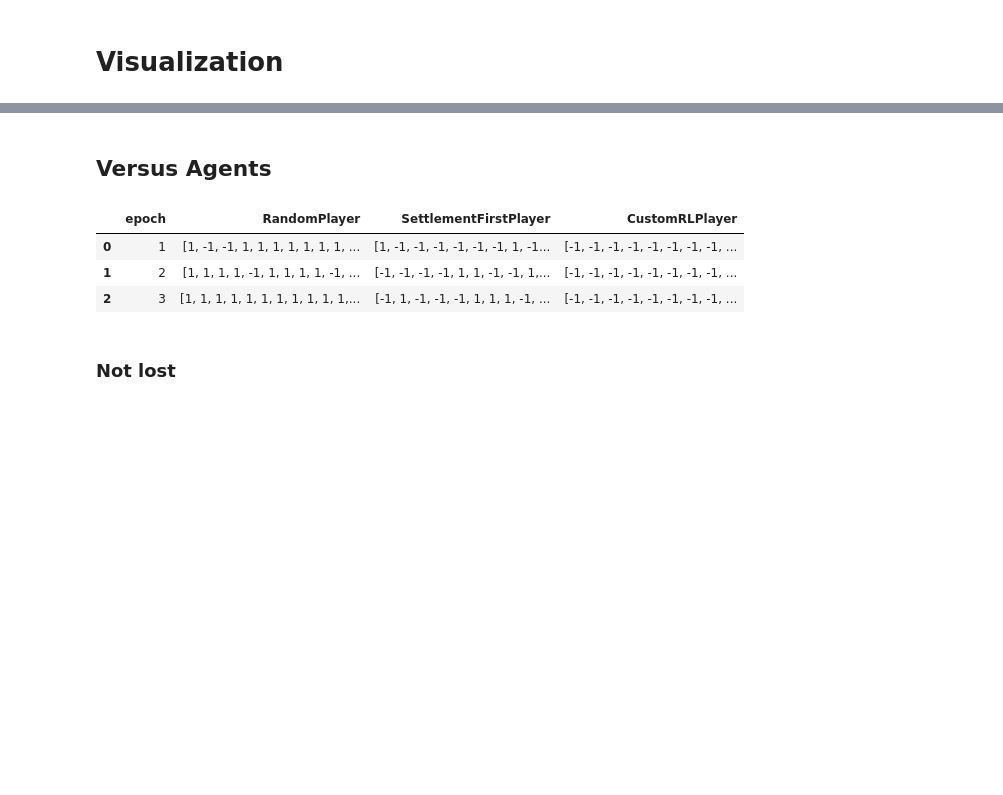
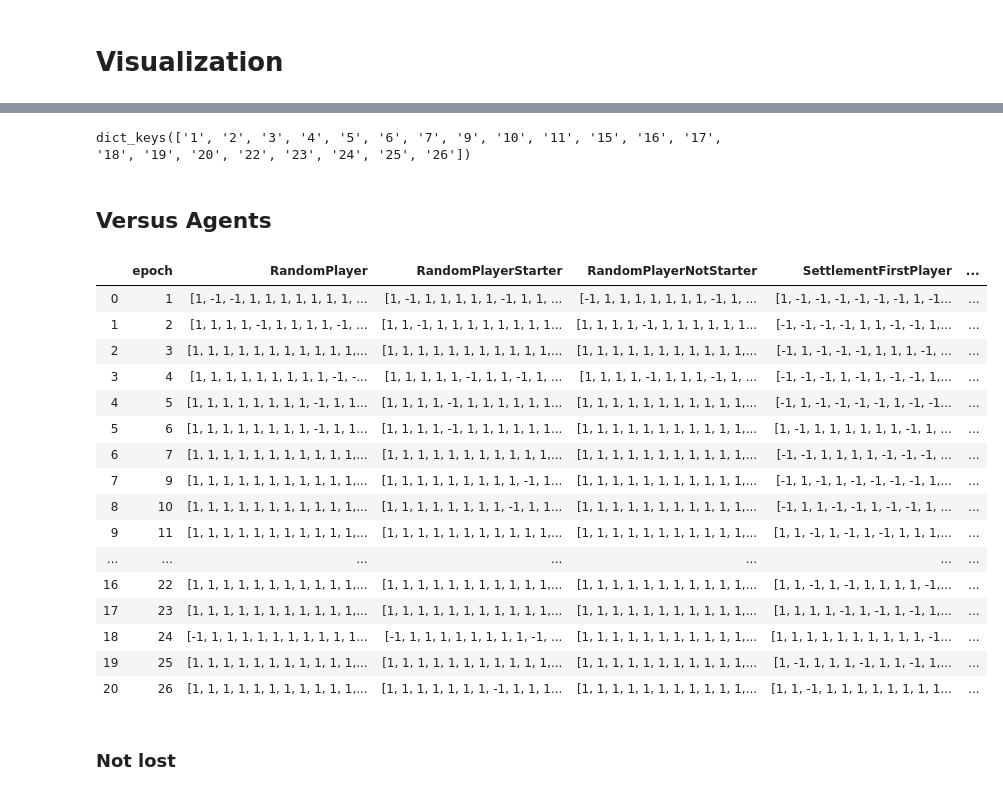
Before and after one commit to JeroenPeterBos/alpha-zero-general, a Jupyter notebook: catan/notebooks/Visualization.ipynb, the cells around one changed output, grey strips where cells are left out. Saved outputs shown, nothing was run; the diff lists cells and outputs as text; code cells hidden in the pictures; blank space fills up the shorter version.

```diff
--- a/catan/notebooks/Visualization.ipynb
+++ b/catan/notebooks/Visualization.ipynb
@@ -10,7 +10,7 @@ from matplotlib import cm
 import matplotlib.pyplot as plt
 import numpy as np
 # %%
-with open('./compare_result_3_final.json') as json_file:
+with open('./compare_result_26.json') as json_file:
     result = json.load(json_file)
 # %%
 all_epochs = [int(x) for x in result.keys()]
@@ -39,36 +19,101 @@ result['1']['RandomPlayer']
+# %%
+result.keys()
+# %% [output]
+dict_keys(['1', '2', '3', '4', '5', '6', '7', '9', '10', '11', '15', '16', '17', '18', '19', '20', '22', '23', '24', '25', '26'])
 # %% [markdown]
 ## Versus Agents
 # %%
 df = pd.DataFrame({
     'epoch': [int(x) for x in result.keys()],
     'RandomPlayer': [
         [
             g['result']
             for g in result[e]['RandomPlayer']
         ]
         for e in result.keys()
     ],
+    'RandomPlayerStarter': [
+        [
+            g['result']
+            for g in result[e]['RandomPlayer']
+            if g['starter']
+        ]
+        for e in result.keys()
+    ],
+    'RandomPlayerNotStarter': [
+        [
+            g['result']
+            for g in result[e]['RandomPlayer']
+            if not g['starter']
+        ]
+        for e in result.keys()
+    ],
     'SettlementFirstPlayer': [
         [
             g['result']
             for g in result[e]['SettlementFirstPlayer']
+        ]
+        for e in result.keys()
+    ],
+    'SettlementFirstPlayerStarter': [
+        [
+            g['result']
+            for g in result[e]['SettlementFirstPlayer']
+            if g['starter']
+        ]
+        for e in result.keys()
+    ],
+    'SettlementFirstPlayerNotStarter': [
+        [
+            g['result']
+            for g in result[e]['SettlementFirstPlayer']
+            if not g['starter']
         ]
         for e in result.keys()
     ],
     'CustomRLPlayer': [
         [
             g['result']
             for g in result[e]['CustomRLPlayer']
         ]
         for e in result.keys()
     ],
+    'CustomRLPlayerStarter': [
+        [
+            g['result']
+            for g in result[e]['CustomRLPlayer']
+            if g['starter']
+        ]
+        for e in result.keys()
+    ],
+    'CustomRLPlayerNotStarter': [
+        [
+            g['result']
+            for g in result[e]['CustomRLPlayer']
+            if not g['starter']
+        ]
+        for e in result.keys()
+    ],
 })
 df
 # %% [output]
-|  | epoch | RandomPlayer | SettlementFirstPlayer | CustomRLPlayer |
-| 0 | 1 | [1, -1, -1, 1, 1, 1, 1, 1, 1, 1, ... | [1, -1, -1, -1, -1, -1, -1, 1, -1... | [-1, -1, -1, -1, -1, -1, -1, -1, ... |
-| 1 | 2 | [1, 1, 1, 1, -1, 1, 1, 1, 1, -1, ... | [-1, -1, -1, -1, 1, 1, -1, -1, 1,... | [-1, -1, -1, -1, -1, -1, -1, -1, ... |
-| 2 | 3 | [1, 1, 1, 1, 1, 1, 1, 1, 1, 1, 1,... | [-1, 1, -1, -1, -1, 1, 1, 1, -1, ... | [-1, -1, -1, -1, -1, -1, -1, -1, ... |
+|  | epoch | RandomPlayer | RandomPlayerStarter | RandomPlayerNotStarter | SettlementFirstPlayer | ... |
+| 0 | 1 | [1, -1, -1, 1, 1, 1, 1, 1, 1, 1, ... | [1, -1, 1, 1, 1, 1, 1, -1, 1, 1, ... | [-1, 1, 1, 1, 1, 1, 1, 1, -1, 1, ... | [1, -1, -1, -1, -1, -1, -1, 1, -1... | ... |
+| 1 | 2 | [1, 1, 1, 1, -1, 1, 1, 1, 1, -1, ... | [1, 1, -1, 1, 1, 1, 1, 1, 1, 1, 1... | [1, 1, 1, 1, -1, 1, 1, 1, 1, 1, 1... | [-1, -1, -1, -1, 1, 1, -1, -1, 1,... | ... |
+| 2 | 3 | [1, 1, 1, 1, 1, 1, 1, 1, 1, 1, 1,... | [1, 1, 1, 1, 1, 1, 1, 1, 1, 1, 1,... | [1, 1, 1, 1, 1, 1, 1, 1, 1, 1, 1,... | [-1, 1, -1, -1, -1, 1, 1, 1, -1, ... | ... |
+| 3 | 4 | [1, 1, 1, 1, 1, 1, 1, 1, 1, -1, -... | [1, 1, 1, 1, 1, -1, 1, 1, -1, 1, ... | [1, 1, 1, 1, -1, 1, 1, 1, -1, 1, ... | [-1, -1, -1, 1, -1, 1, -1, -1, 1,... | ... |
+| 4 | 5 | [1, 1, 1, 1, 1, 1, 1, 1, -1, 1, 1... | [1, 1, 1, 1, -1, 1, 1, 1, 1, 1, 1... | [1, 1, 1, 1, 1, 1, 1, 1, 1, 1, 1,... | [-1, 1, -1, -1, -1, -1, 1, -1, -1... | ... |
+| 5 | 6 | [1, 1, 1, 1, 1, 1, 1, 1, -1, 1, 1... | [1, 1, 1, 1, -1, 1, 1, 1, 1, 1, 1... | [1, 1, 1, 1, 1, 1, 1, 1, 1, 1, 1,... | [1, -1, 1, 1, 1, 1, 1, 1, -1, 1, ... | ... |
+| 6 | 7 | [1, 1, 1, 1, 1, 1, 1, 1, 1, 1, 1,... | [1, 1, 1, 1, 1, 1, 1, 1, 1, 1, 1,... | [1, 1, 1, 1, 1, 1, 1, 1, 1, 1, 1,... | [-1, -1, 1, 1, 1, 1, -1, -1, -1, ... | ... |
+| 7 | 9 | [1, 1, 1, 1, 1, 1, 1, 1, 1, 1, 1,... | [1, 1, 1, 1, 1, 1, 1, 1, 1, -1, 1... | [1, 1, 1, 1, 1, 1, 1, 1, 1, 1, 1,... | [-1, 1, -1, 1, -1, -1, -1, -1, 1,... | ... |
+| 8 | 10 | [1, 1, 1, 1, 1, 1, 1, 1, 1, 1, 1,... | [1, 1, 1, 1, 1, 1, 1, 1, -1, 1, 1... | [1, 1, 1, 1, 1, 1, 1, 1, 1, 1, 1,... | [-1, 1, 1, -1, -1, 1, -1, -1, 1, ... | ... |
+| 9 | 11 | [1, 1, 1, 1, 1, 1, 1, 1, 1, 1, 1,... | [1, 1, 1, 1, 1, 1, 1, 1, 1, 1, 1,... | [1, 1, 1, 1, 1, 1, 1, 1, 1, 1, 1,... | [1, 1, -1, 1, -1, 1, -1, 1, 1, 1,... | ... |
+| ... | ... | ... | ... | ... | ... | ... |
+| 16 | 22 | [1, 1, 1, 1, 1, 1, 1, 1, 1, 1, 1,... | [1, 1, 1, 1, 1, 1, 1, 1, 1, 1, 1,... | [1, 1, 1, 1, 1, 1, 1, 1, 1, 1, 1,... | [1, 1, -1, 1, -1, 1, 1, 1, 1, -1,... | ... |
+| 17 | 23 | [1, 1, 1, 1, 1, 1, 1, 1, 1, 1, 1,... | [1, 1, 1, 1, 1, 1, 1, 1, 1, 1, 1,... | [1, 1, 1, 1, 1, 1, 1, 1, 1, 1, 1,... | [1, 1, 1, 1, -1, 1, -1, 1, -1, 1,... | ... |
+| 18 | 24 | [-1, 1, 1, 1, 1, 1, 1, 1, 1, 1, 1... | [-1, 1, 1, 1, 1, 1, 1, 1, 1, -1, ... | [1, 1, 1, 1, 1, 1, 1, 1, 1, 1, 1,... | [1, 1, 1, 1, 1, 1, 1, 1, 1, 1, -1... | ... |
+| 19 | 25 | [1, 1, 1, 1, 1, 1, 1, 1, 1, 1, 1,... | [1, 1, 1, 1, 1, 1, 1, 1, 1, 1, 1,... | [1, 1, 1, 1, 1, 1, 1, 1, 1, 1, 1,... | [1, -1, 1, 1, 1, -1, 1, 1, -1, 1,... | ... |
+| 20 | 26 | [1, 1, 1, 1, 1, 1, 1, 1, 1, 1, 1,... | [1, 1, 1, 1, 1, 1, 1, -1, 1, 1, 1... | [1, 1, 1, 1, 1, 1, 1, 1, 1, 1, 1,... | [1, 1, -1, 1, 1, 1, 1, 1, 1, 1, 1... | ... |
 # %% [markdown]
 ### Not lost
 # %%
```
Also changed, not shown: parts of 26 cells of this notebook, 1 other file.
